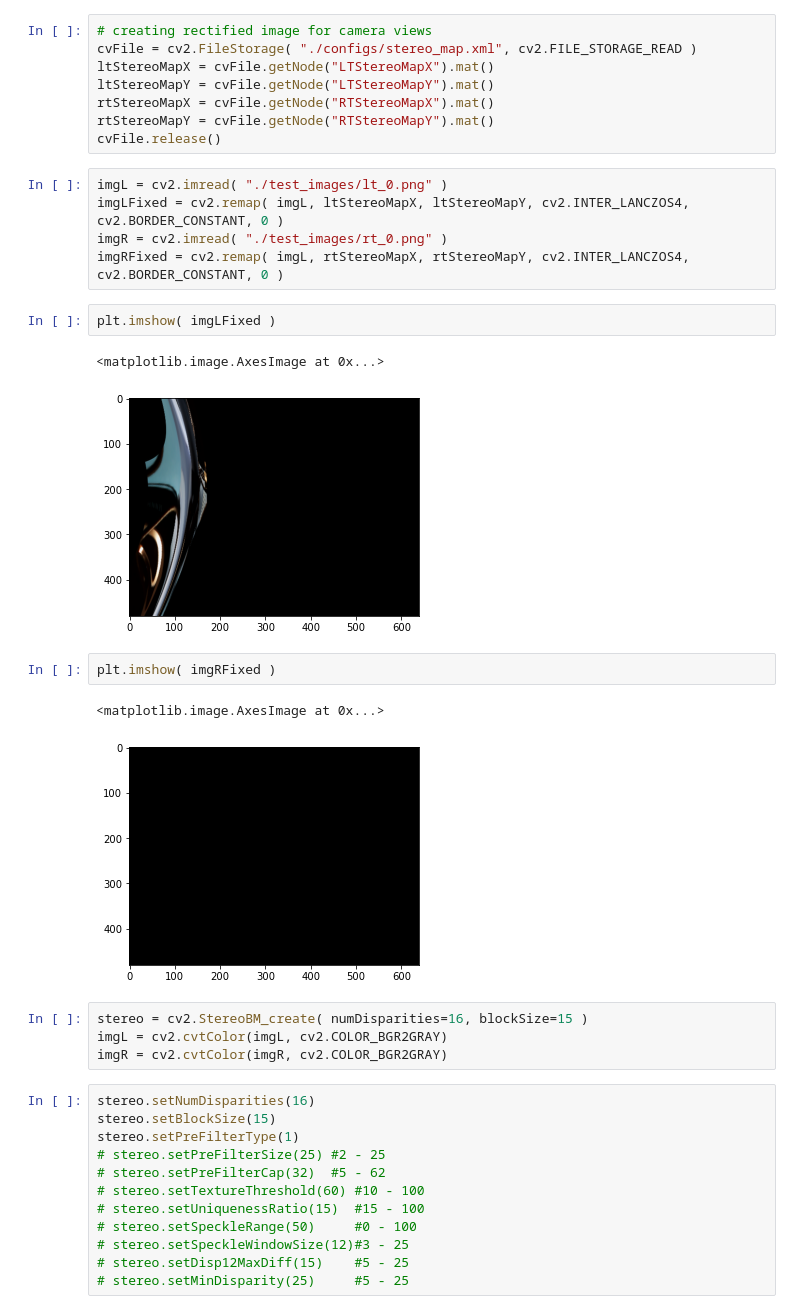
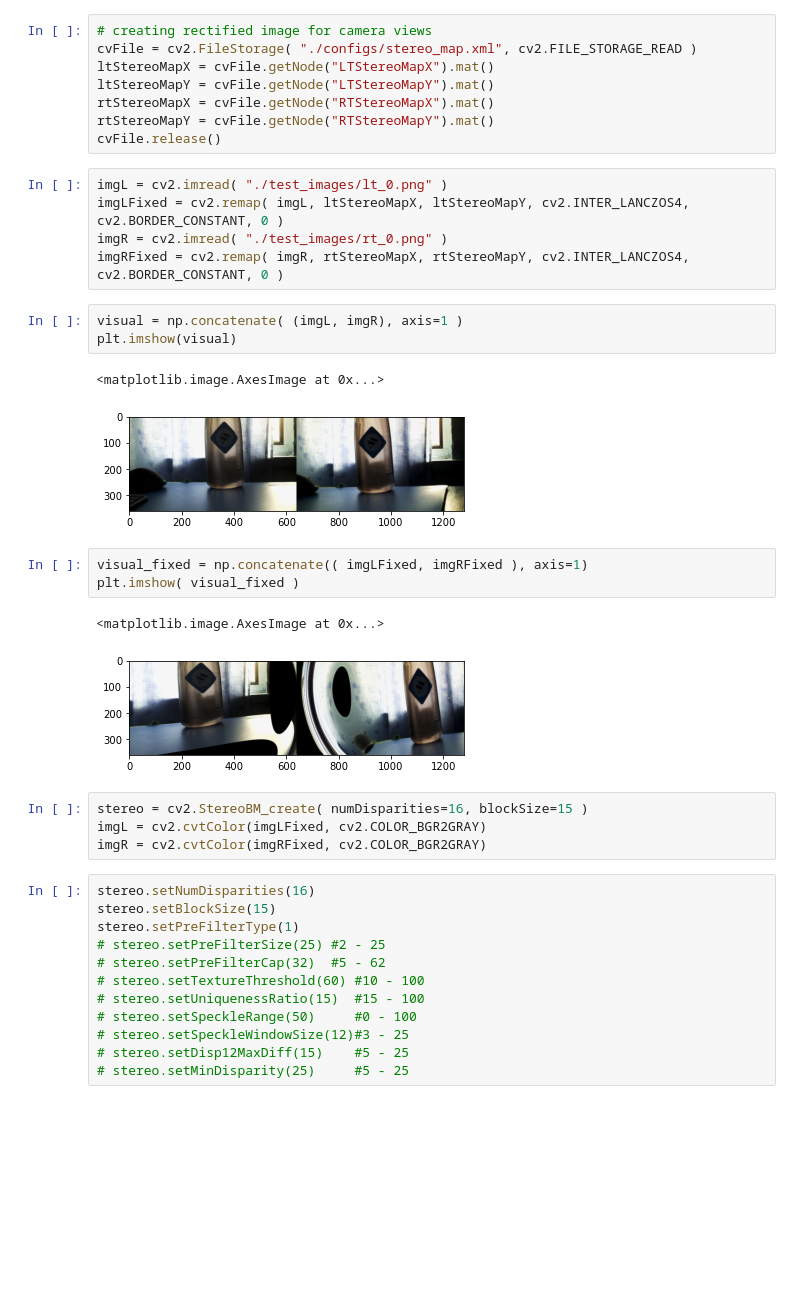
Before and after one commit to ma-he-sh/VisualPerception, a Jupyter notebook: navigation/PerceptionTest.ipynb, the cells around one changed output. Saved outputs shown, nothing was run; the diff lists cells and outputs as text; blank space fills up the shorter version.

```diff
--- a/navigation/PerceptionTest.ipynb
+++ b/navigation/PerceptionTest.ipynb
@@ -14,21 +14,23 @@ cvFile.release()
 imgL = cv2.imread( "./test_images/lt_0.png" )
 imgLFixed = cv2.remap( imgL, ltStereoMapX, ltStereoMapY, cv2.INTER_LANCZOS4, cv2.BORDER_CONSTANT, 0 )
 imgR = cv2.imread( "./test_images/rt_0.png" )
-imgRFixed = cv2.remap( imgL, rtStereoMapX, rtStereoMapY, cv2.INTER_LANCZOS4, cv2.BORDER_CONSTANT, 0 )
+imgRFixed = cv2.remap( imgR, rtStereoMapX, rtStereoMapY, cv2.INTER_LANCZOS4, cv2.BORDER_CONSTANT, 0 )
+# %%
+visual = np.concatenate( (imgL, imgR), axis=1 )
+plt.imshow(visual)
+# %% [output]
+<matplotlib.image.AxesImage at 0x...>
+[figure, added]
 # %%
-plt.imshow( imgLFixed )
+visual_fixed = np.concatenate(( imgLFixed, imgRFixed ), axis=1)
+plt.imshow( visual_fixed )
 # %% [output]
 <matplotlib.image.AxesImage at 0x...>
-[figure, old version]
+[figure, new version]
-# %%
-plt.imshow( imgRFixed )
-# %% [output]
-<matplotlib.image.AxesImage at 0x...>
-[figure, removed]
 # %%
 stereo = cv2.StereoBM_create( numDisparities=16, blockSize=15 )
-imgL = cv2.cvtColor(imgL, cv2.COLOR_BGR2GRAY)
-imgR = cv2.cvtColor(imgR, cv2.COLOR_BGR2GRAY)
+imgL = cv2.cvtColor(imgLFixed, cv2.COLOR_BGR2GRAY)
+imgR = cv2.cvtColor(imgRFixed, cv2.COLOR_BGR2GRAY)
 # %%
 stereo.setNumDisparities(16)
 stereo.setBlockSize(15)
```
Also changed, not shown: parts of 1 cell of this notebook, 10 other files.
